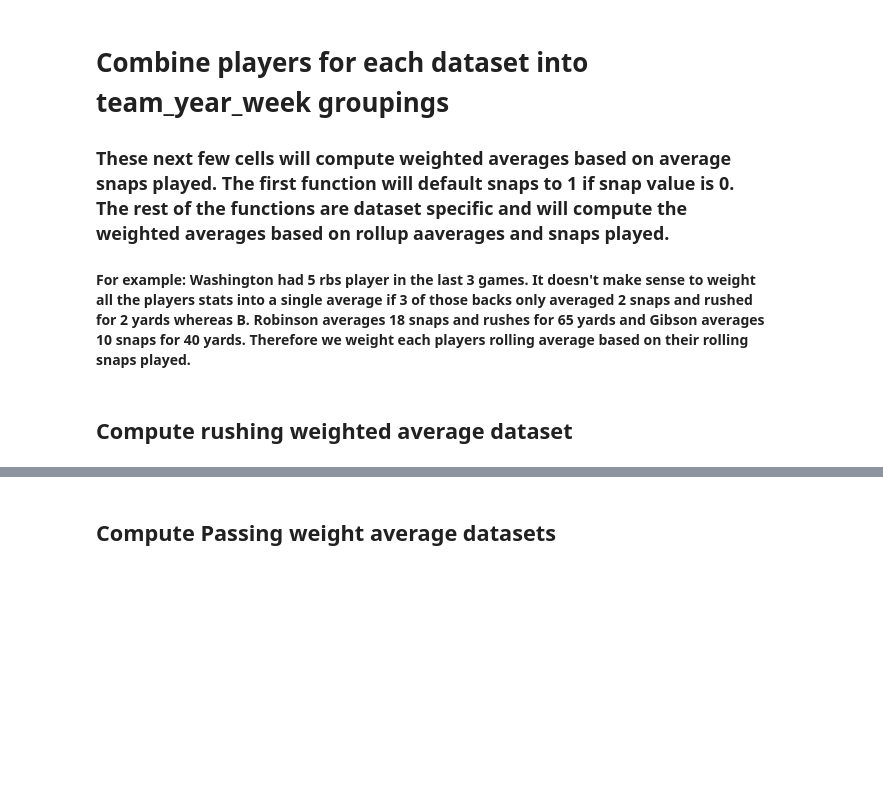
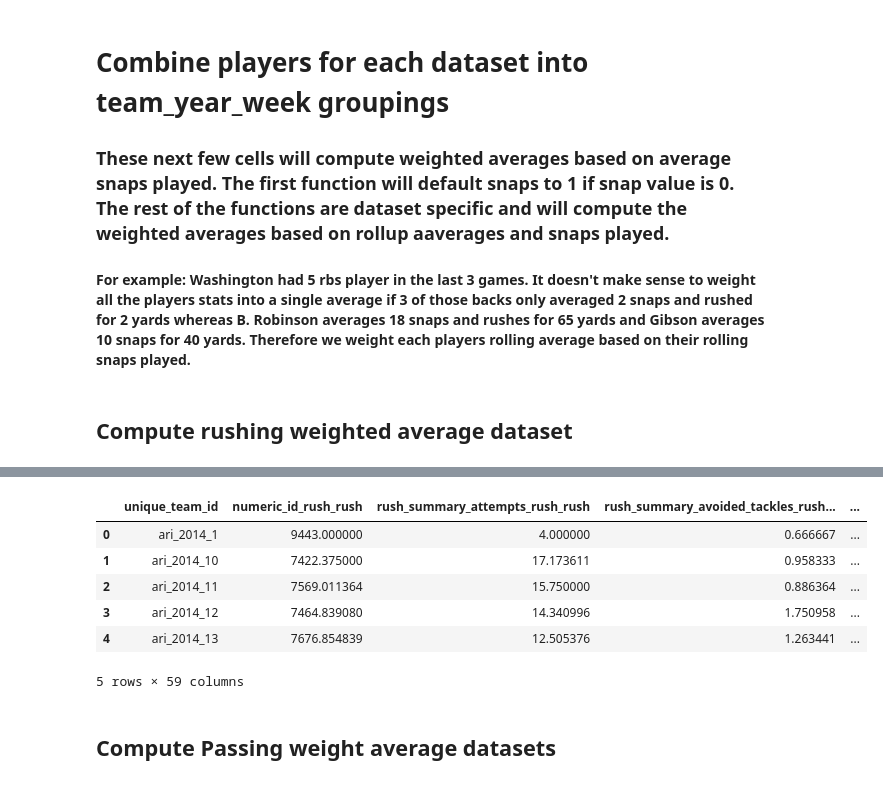
Before and after one commit to ajakks/nfl_models, a Jupyter notebook: create_modeling_data_2022.ipynb, the cells around one changed output, grey strips where cells are left out. Drawn from its saved outputs; the diff is of its cells as text; code cells hidden in the pictures; blank space fills up the shorter version.

```diff
--- a/create_modeling_data_2022.ipynb
+++ b/create_modeling_data_2022.ipynb
@@ -1153,2 +1164,0 @@ Wall time: 51.2 s
-# %%
-rush_summ_conc_roll = impute(rush_summ_conc_roll)
@@ -1226,5 +1164,0 @@ df_test = df_mrg.combine_first(temp)
-# %%
-rb_bio.columns = [str(col) + '_rbs' for col in rb_bio.columns]
-rush_summ_conc_roll = pd.merge(rush_summ_conc_roll, rb_bio, left_on='player_team_id', right_on='unique_id_rbs', how='left')
-rush_summ_conc_roll.drop_duplicates(subset=['p_id'], keep='first', inplace=True)
-rush_summ_conc_roll.to_csv('sumconcrollrb.csv', index=False)
@@ -1237,10 +1228,8 @@ rush_summ_conc_roll.to_csv('sumconcrollrb.csv', index=False)
 # %% [markdown]
 ## Compute rushing weighted average dataset
 # %%
-rb_bio.columns = [str(col) + '_rbs' for col in rb_bio.columns]
-rush_summ_conc_roll = pd.merge(rush_summ_conc_roll, rb_bio, left_on='player_team_id', right_on='unique_id_rbs', how='left')
 rush_summ_conc_roll.drop_duplicates(subset=['p_id'], keep='first', inplace=True)
-rush_summ_conc_roll = impute(rush_summ_conc_roll)
+
 
 ## make sure we aren't weighting w/a 0 value (non-designed runs are cancelled ##
 def rush_att(nData, var=None):
@@ -1260,3 +1249,4 @@ def weighted(nData, snap_Var='rush_summary_attempts'):
 
 rb_stats = rush_summ_conc_roll.groupby('unique_team_id').apply(weighted).reset_index()
 rb_stats.tail(n=10)
+rb_stats = rb_stats.rename(columns={c: c+'_rush' for c in rb_stats.columns if c not in ['unique_team_id']})
@@ -1276,3 +1253,13 @@ rb_stats.tail(n=10)
+# %%
+rb_stats = rb_stats.rename(columns={c: c+'_rush' for c in rb_stats.columns if c not in ['unique_team_id']}); rb_stats.head()
+# %% [output]
+|  | unique_team_id | numeric_id_rush_rush | rush_summary_attempts_rush_rush | rush_summary_avoided_tackles_rush... | ... |
+| 0 | ari_2014_1 | 9443.000000 | 4.000000 | 0.666667 | ... |
+| 1 | ari_2014_10 | 7422.375000 | 17.173611 | 0.958333 | ... |
+| 2 | ari_2014_11 | 7569.011364 | 15.750000 | 0.886364 | ... |
+| 3 | ari_2014_12 | 7464.839080 | 14.340996 | 1.750958 | ... |
+| 4 | ari_2014_13 | 7676.854839 | 12.505376 | 1.263441 | ... |
+5 rows × 59 columns
 # %% [markdown]
 ## Compute Passing weight average datasets
 # %%
```
Also changed, not shown: parts of 22 cells of this notebook, 1 other file.
